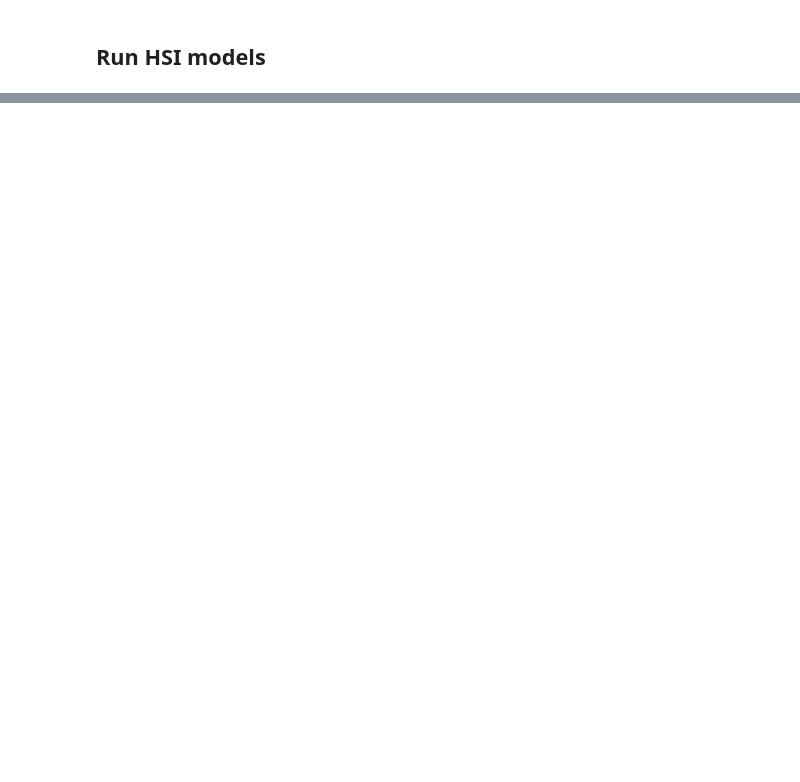
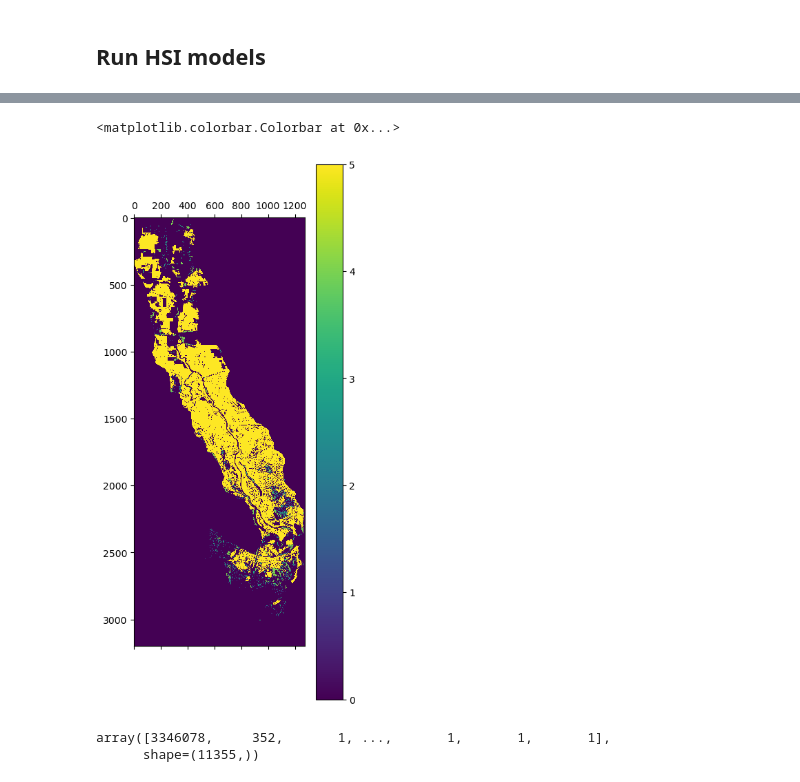
Before and after one commit to LynkerIntel/cpra-hsi, a Jupyter notebook: VegProcessor/run.ipynb, the cells around one changed output, grey strips where cells are left out. Cells and saved outputs as stored; diff of their text form; code cells hidden in the pictures; blank space fills up the shorter version.

```diff
--- a/VegProcessor/run.ipynb
+++ b/VegProcessor/run.ipynb
@@ -140,3 +160,6 @@ Veg.run()
 Veg.post_process()
 # %% [markdown]
 ## Run HSI models
+# %%
+hsi = HSI(config_file="./configs/hsi_config_testing.yaml")
+hsi.run()
@@ -143,3 +186,40 @@ Veg.post_process()
+# %%
+forested_types = [15, 16, 17, 18]
+forest_bool = np.isin(hsi.veg_type, forested_types)
+
+# label all contiguous forest patches once
+labeled_array, num_features = label(forest_bool)
+
+# count pixels in each labeled region
+region_sizes = np.bincount(labeled_array.ravel())
+
+# now create a new array assigning a "connectivity category" to each pixel
+connectivity_category = np.zeros_like(labeled_array)
+
+for region_id, size in enumerate(region_sizes):
+    if region_id == 0:
+        continue  # skip background
+    if size <= 6:
+        connectivity_category[labeled_array == region_id] = 1
+    elif size <= 23:
+        connectivity_category[labeled_array == region_id] = 2
+    elif size <= 113:
+        connectivity_category[labeled_array == region_id] = 3
+    elif size <= 562:
+        connectivity_category[labeled_array == region_id] = 4
+    else: # very large patches
+        connectivity_category[labeled_array == region_id] = 5
+# %%
+plt.matshow(connectivity_category)
+plt.colorbar()
+# %% [output]
+<matplotlib.colorbar.Colorbar at 0x...>
+[figure, added]
+# %%
+region_sizes
+# %% [output]
+array([3346078,     352,       1, ...,       1,       1,       1],
+      shape=(11355,))
 # %%
 hsi = HSI(config_file="./configs/hsi_config_1-08ft_slr_moderate.yaml")
 hsi.run()
```
Also changed, not shown: parts of 4 cells of this notebook.
